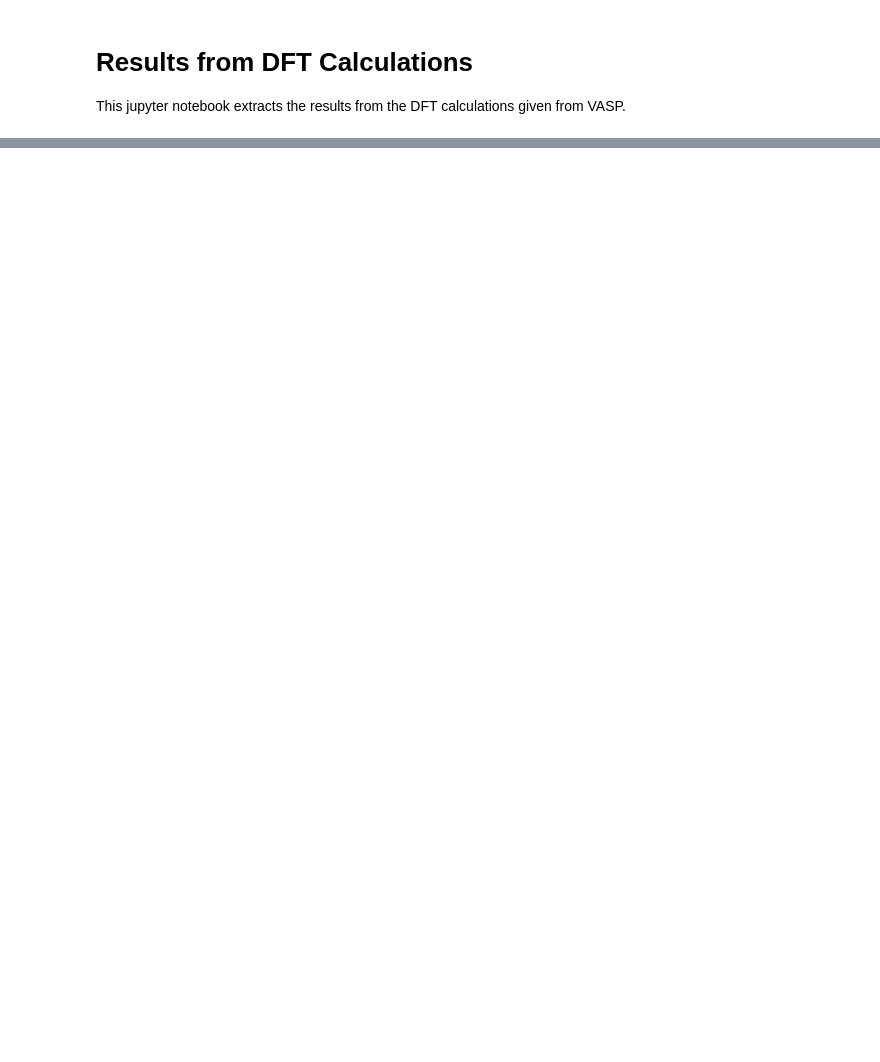
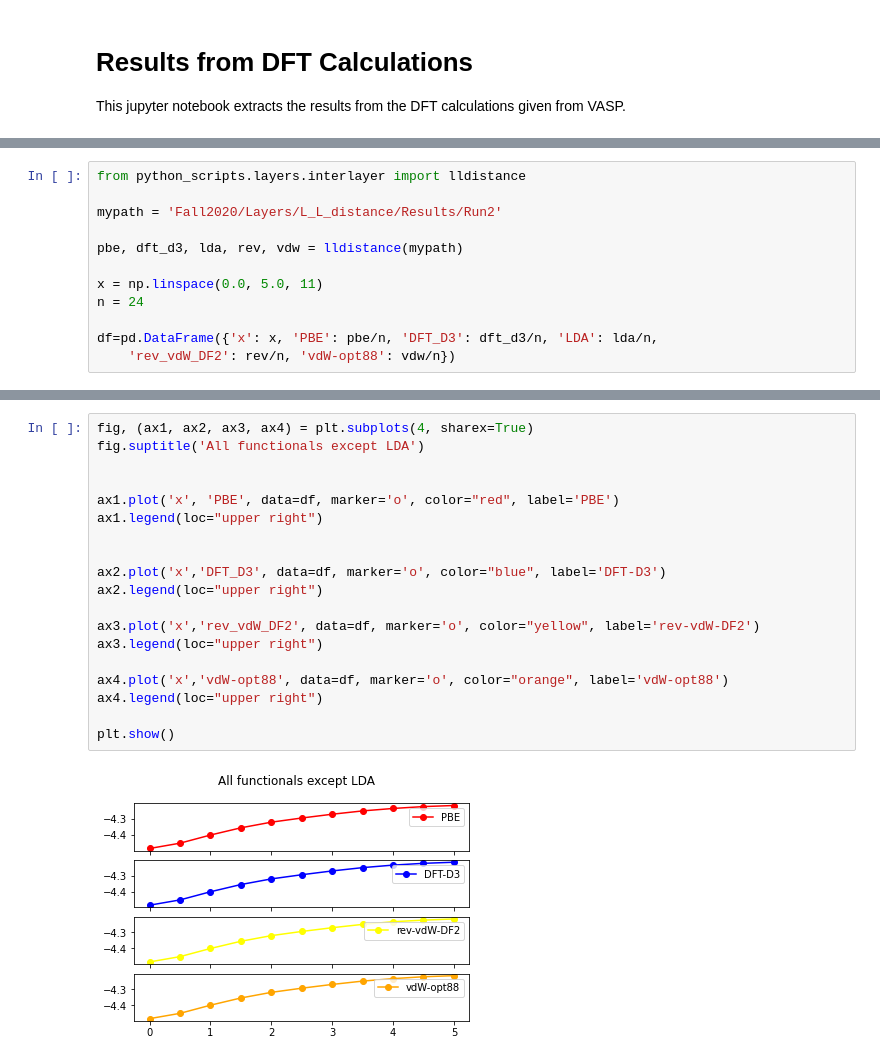
Before and after one commit to Moejay10/DFT, a Jupyter notebook: DFT_Python.ipynb, the cells around one changed output, grey strips where cells are left out. Drawn from its saved outputs; the diff is of its cells as text; blank space fills up the shorter version.

Commit message:
Added new functions and results to the jupyter-notebook

```diff
--- a/DFT_Python.ipynb
+++ b/DFT_Python.ipynb
@@ -19,0 +11,12 @@ plotlldistance(etot_0, etot_1, etot_2, etot_3, etot_4)
+# %%
+from python_scripts.layers.interlayer import lldistance
+
+mypath = 'Fall2020/Layers/L_L_distance/Results/Run2'
+
+pbe, dft_d3, lda, rev, vdw = lldistance(mypath)
+
+x = np.linspace(0.0, 5.0, 11)
+n = 24
+
+df=pd.DataFrame({'x': x, 'PBE': pbe/n, 'DFT_D3': dft_d3/n, 'LDA': lda/n,
+    'rev_vdW_DF2': rev/n, 'vdW-opt88': vdw/n})
@@ -19,0 +36,21 @@ plotlldistance(etot_0, etot_1, etot_2, etot_3, etot_4)
+# %%
+fig, (ax1, ax2, ax3, ax4) = plt.subplots(4, sharex=True)
+fig.suptitle('All functionals except LDA')
+
+
+ax1.plot('x', 'PBE', data=df, marker='o', color="red", label='PBE')
+ax1.legend(loc="upper right")
+
+
+ax2.plot('x','DFT_D3', data=df, marker='o', color="blue", label='DFT-D3')
+ax2.legend(loc="upper right")
+
+ax3.plot('x','rev_vdW_DF2', data=df, marker='o', color="yellow", label='rev-vdW-DF2')
+ax3.legend(loc="upper right")
+
+ax4.plot('x','vdW-opt88', data=df, marker='o', color="orange", label='vdW-opt88')
+ax4.legend(loc="upper right")
+
+plt.show()
+# %% [output]
+[figure, added]
```
Also changed, not shown: parts of 13 cells of this notebook, 2 other files.
